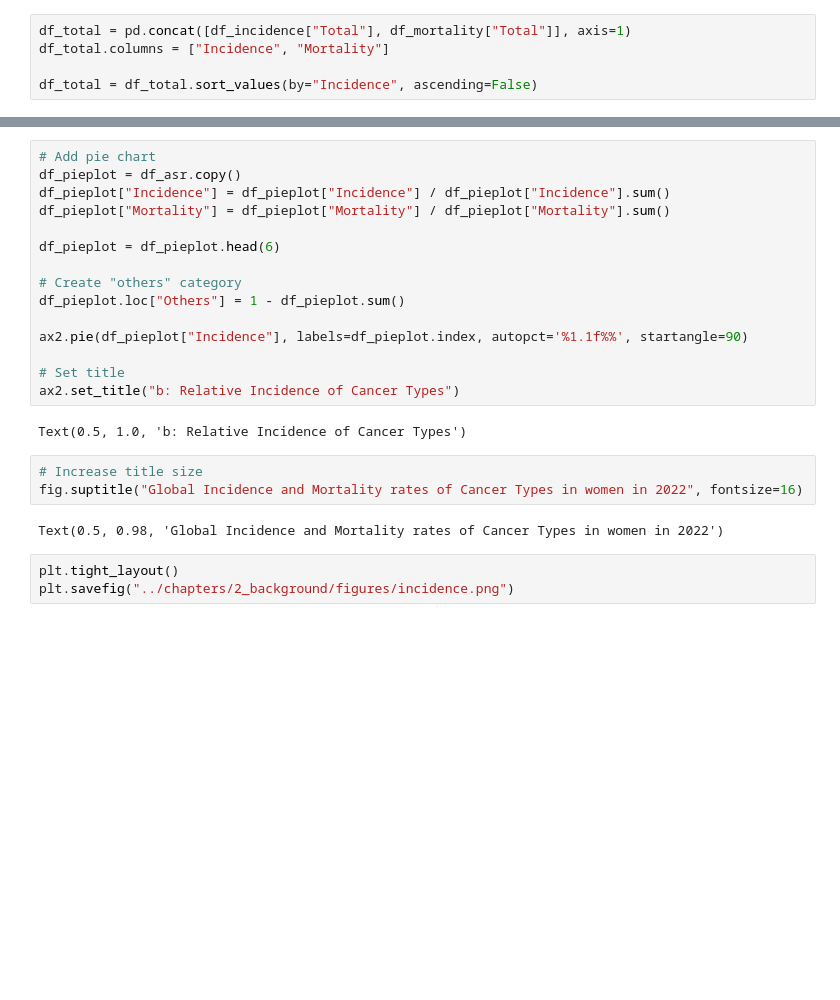
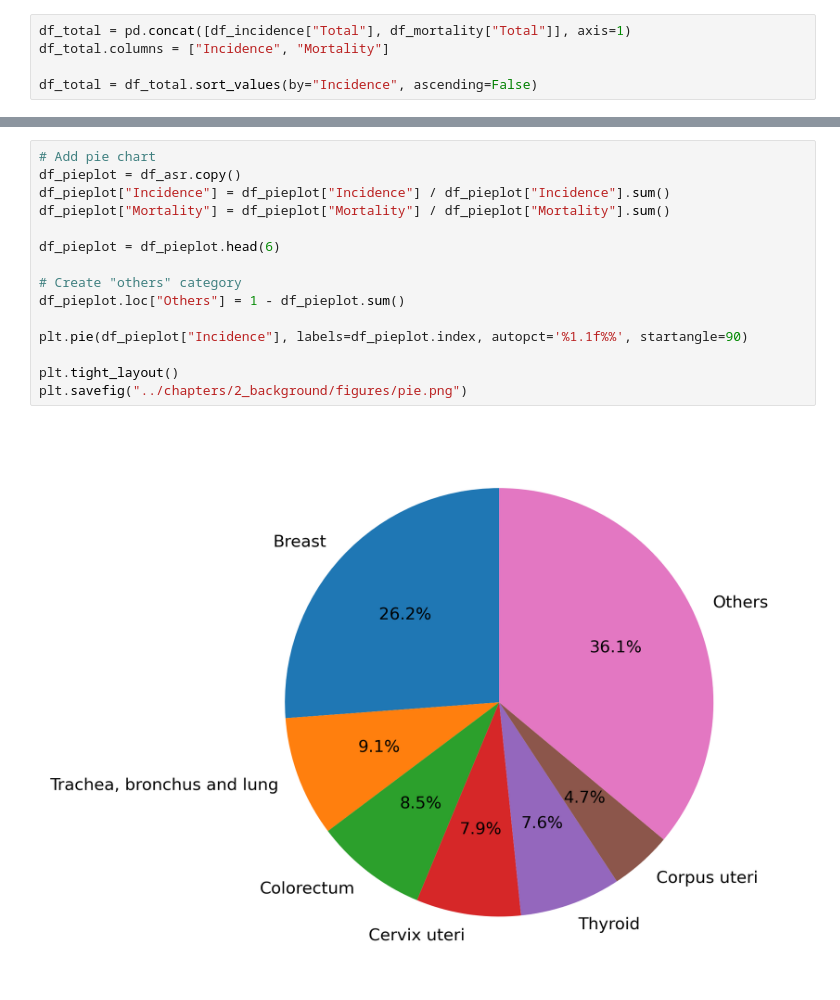
Before and after one commit to nictru/bsc-thesis, a Jupyter notebook: data/brca.ipynb, the cells around one changed output, grey strips where cells are left out. Saved outputs shown, nothing was run; the diff lists cells and outputs as text; blank space fills up the shorter version.

```diff
--- a/data/brca.ipynb
+++ b/data/brca.ipynb
@@ -87,25 +77,17 @@ ax1.set_xticklabels(np.abs(ax1.get_xticks()).astype(int))
 # %%
 # Add pie chart
 df_pieplot = df_asr.copy()
 df_pieplot["Incidence"] = df_pieplot["Incidence"] / df_pieplot["Incidence"].sum()
 df_pieplot["Mortality"] = df_pieplot["Mortality"] / df_pieplot["Mortality"].sum()
 
 df_pieplot = df_pieplot.head(6)
 
 # Create "others" category
 df_pieplot.loc["Others"] = 1 - df_pieplot.sum()
 
-ax2.pie(df_pieplot["Incidence"], labels=df_pieplot.index, autopct='%1.1f%%', startangle=90)
+plt.pie(df_pieplot["Incidence"], labels=df_pieplot.index, autopct='%1.1f%%', startangle=90)
 
-# Set title
-ax2.set_title("b: Relative Incidence of Cancer Types")
+plt.tight_layout()
+plt.savefig("../chapters/2_background/figures/pie.png")
 # %% [output]
-Text(0.5, 1.0, 'b: Relative Incidence of Cancer Types')
+[figure, added]
-# %%
-# Increase title size
-fig.suptitle("Global Incidence and Mortality rates of Cancer Types in women in 2022", fontsize=16)
-# %% [output]
-Text(0.5, 0.98, 'Global Incidence and Mortality rates of Cancer Types in women in 2022')
-# %%
-plt.tight_layout()
-plt.savefig("../chapters/2_background/figures/incidence.png")
```
Also changed, not shown: parts of 3 cells of this notebook, 20 other files.
